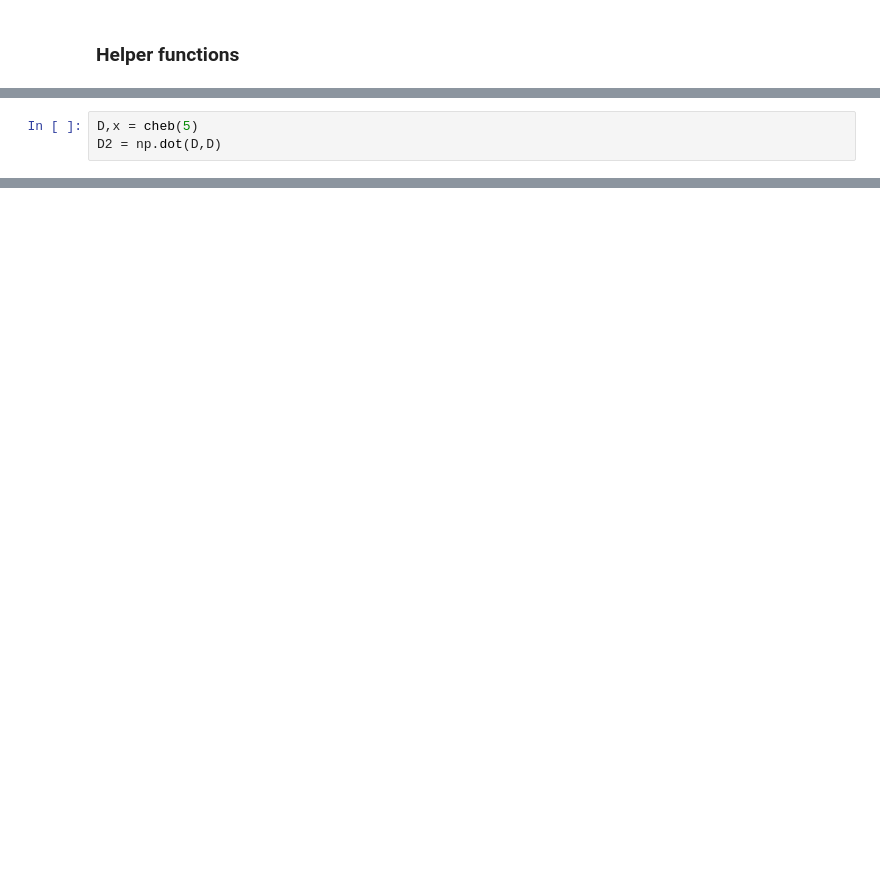
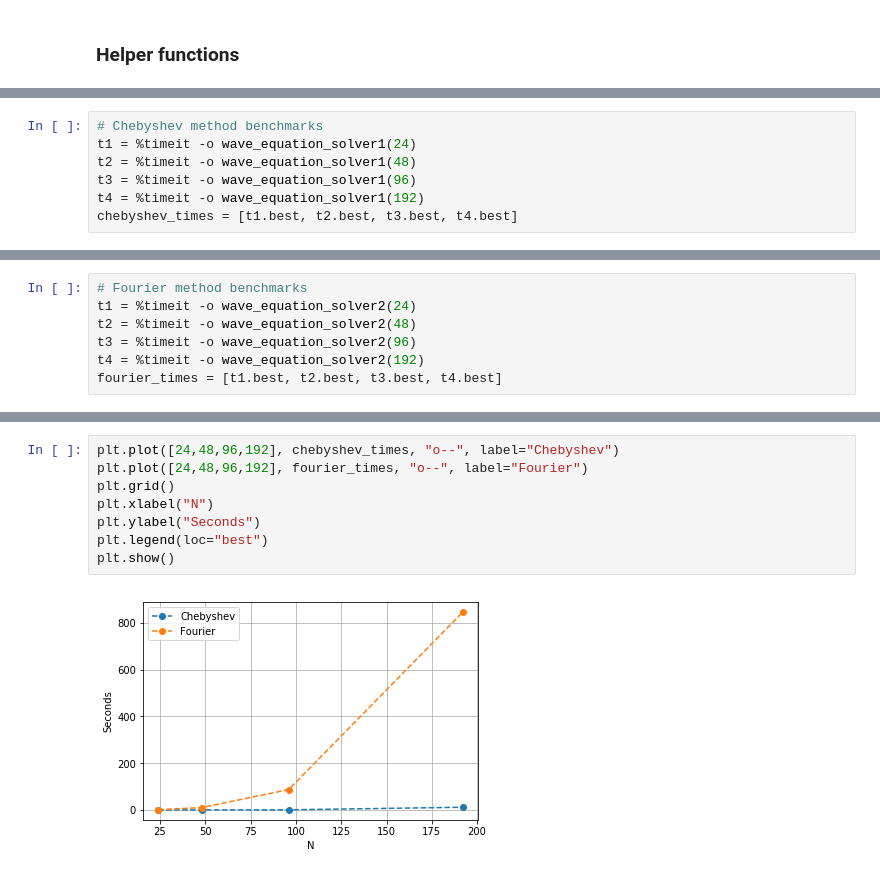
Before and after one commit to mavillan/ACNM, a Jupyter notebook: test2/certamen2-INF510.ipynb, the cells around one changed output, grey strips where cells are left out. Cells and saved outputs as stored; diff of their text form; blank space fills up the shorter version.

```diff
--- a/test2/certamen2-INF510.ipynb
+++ b/test2/certamen2-INF510.ipynb
@@ -32,3 +23,0 @@ def cheb(N):
-# %%
-D,x = cheb(5)
-D2 = np.dot(D,D)
@@ -85,0 +238,7 @@ def GMRes(A, b, x0, max_iter, restart=None):
+# %%
+# Chebyshev method benchmarks
+t1 = %timeit -o wave_equation_solver1(24)
+t2 = %timeit -o wave_equation_solver1(48)
+t3 = %timeit -o wave_equation_solver1(96)
+t4 = %timeit -o wave_equation_solver1(192)
+chebyshev_times = [t1.best, t2.best, t3.best, t4.best]
@@ -85,0 +250,7 @@ def GMRes(A, b, x0, max_iter, restart=None):
+# %%
+# Fourier method benchmarks
+t1 = %timeit -o wave_equation_solver2(24)
+t2 = %timeit -o wave_equation_solver2(48)
+t3 = %timeit -o wave_equation_solver2(96)
+t4 = %timeit -o wave_equation_solver2(192)
+fourier_times = [t1.best, t2.best, t3.best, t4.best]
@@ -85,0 +262,10 @@ def GMRes(A, b, x0, max_iter, restart=None):
+# %%
+plt.plot([24,48,96,192], chebyshev_times, "o--", label="Chebyshev")
+plt.plot([24,48,96,192], fourier_times, "o--", label="Fourier")
+plt.grid()
+plt.xlabel("N")
+plt.ylabel("Seconds")
+plt.legend(loc="best")
+plt.show()
+# %% [output]
+[figure, added]
```
Also changed, not shown: parts of 55 cells of this notebook, 1 other file.
